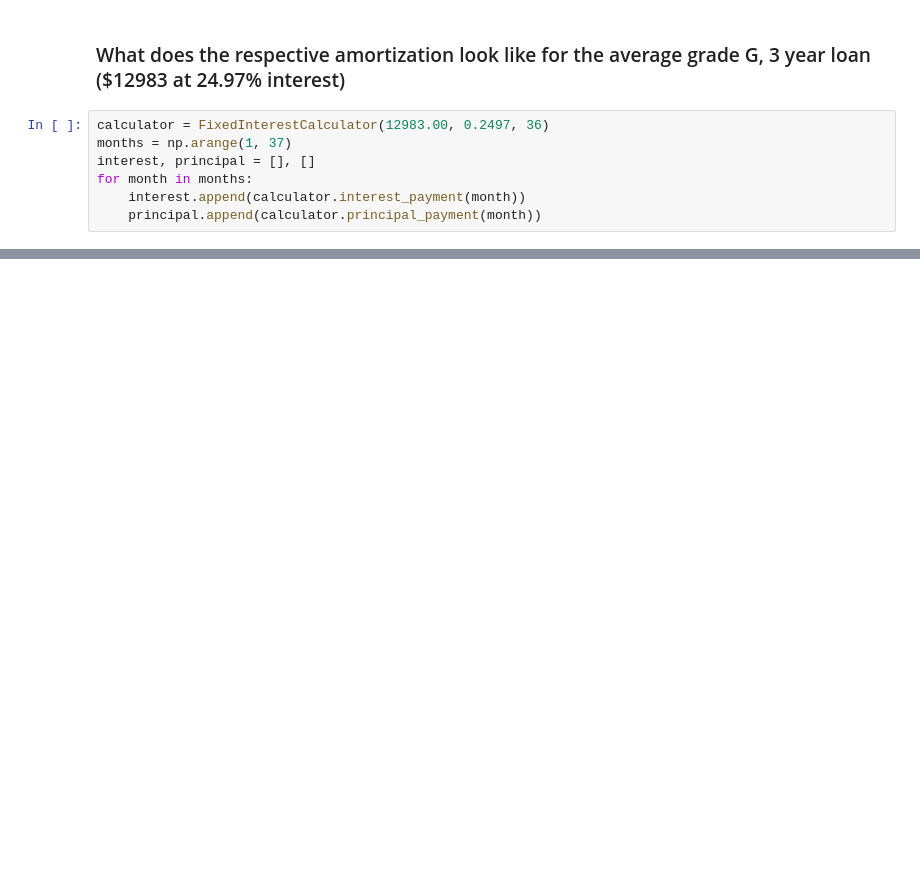
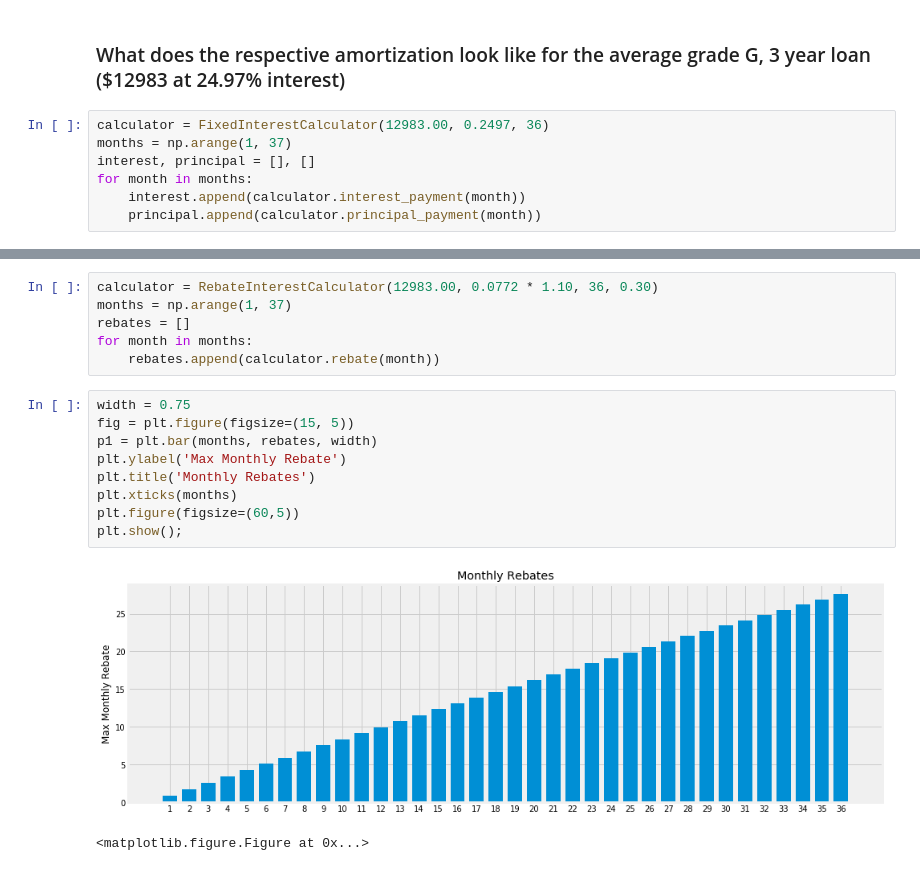
Before and after one commit to anishb/debt_management_analysis, a Jupyter notebook: Gamified Debt Consolidation.ipynb, the cells around one changed output, grey strips where cells are left out. Drawn from its saved outputs; the diff is of its cells as text; blank space fills up the shorter version.

```diff
--- a/Gamified Debt Consolidation.ipynb
+++ b/Gamified Debt Consolidation.ipynb
@@ -269,0 +335,18 @@ print "Total interest paid = $%.2f" % sum(interest)
+# %%
+calculator = RebateInterestCalculator(12983.00, 0.0772 * 1.10, 36, 0.30)
+months = np.arange(1, 37)
+rebates = []
+for month in months:
+    rebates.append(calculator.rebate(month))
+# %%
+width = 0.75
+fig = plt.figure(figsize=(15, 5))
+p1 = plt.bar(months, rebates, width)
+plt.ylabel('Max Monthly Rebate')
+plt.title('Monthly Rebates')
+plt.xticks(months)
+plt.figure(figsize=(60,5))
+plt.show();
+# %% [output]
+[figure, added]
+<matplotlib.figure.Figure at 0x...>
```
Also changed, not shown: parts of 12 cells of this notebook.
